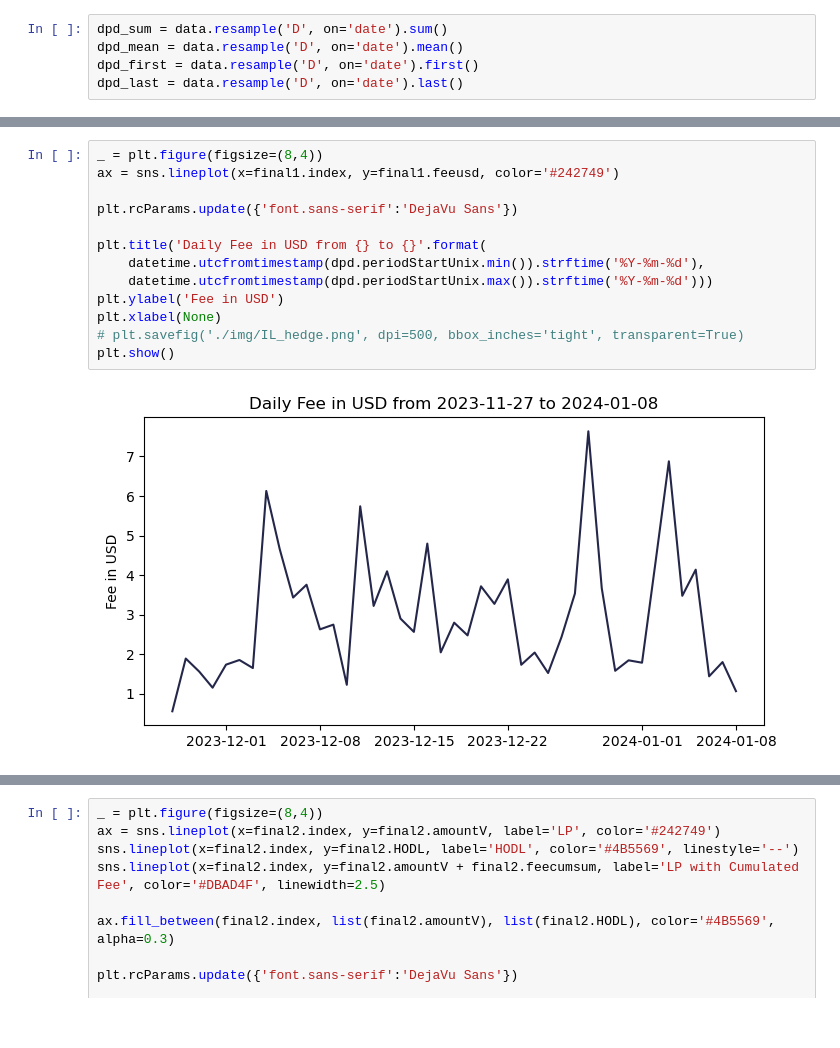
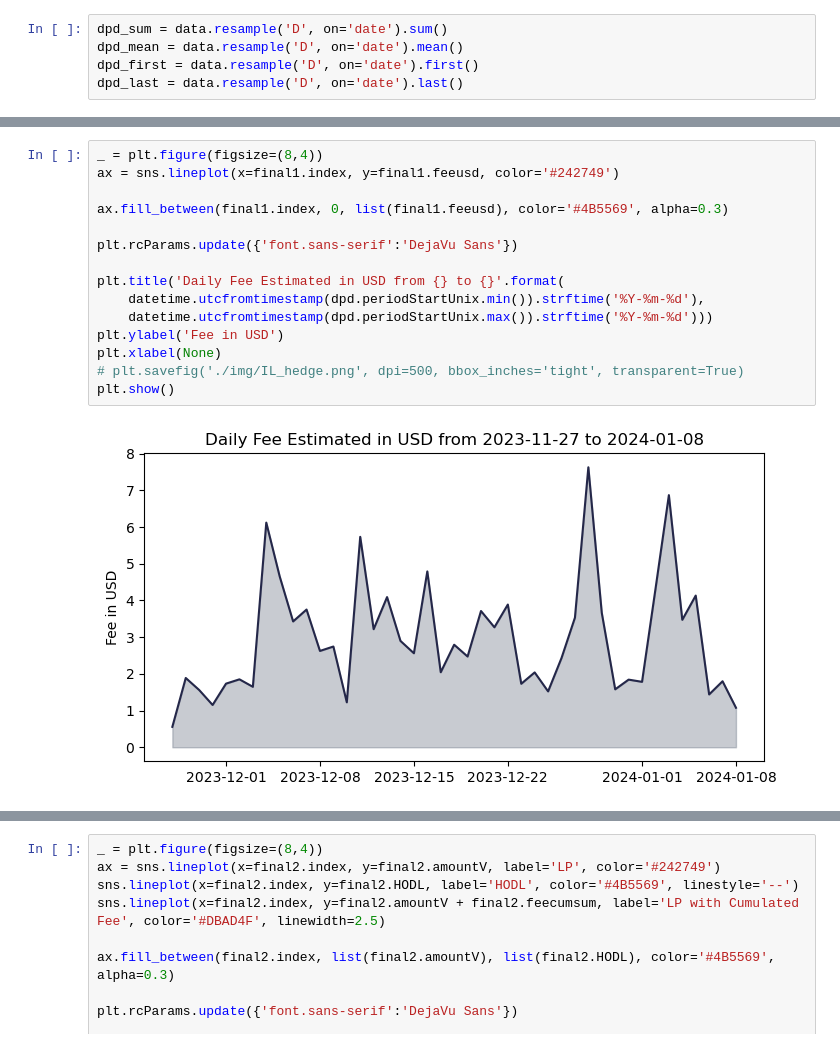
Before and after one commit to jiaxiang-cheng/definer, a Jupyter notebook: 3.1 Back-testing No Hedge.ipynb, the cells around one changed output, grey strips where cells are left out. Drawn from its saved outputs; the diff is of its cells as text.

```diff
--- a/3.1 Back-testing No Hedge.ipynb
+++ b/3.1 Back-testing No Hedge.ipynb
@@ -418,18 +417,20 @@ final1
 # %%
 _ = plt.figure(figsize=(8,4))
 ax = sns.lineplot(x=final1.index, y=final1.feeusd, color='#242749')
 
+ax.fill_between(final1.index, 0, list(final1.feeusd), color='#4B5569', alpha=0.3)
+
 plt.rcParams.update({'font.sans-serif':'DejaVu Sans'})
 
-plt.title('Daily Fee in USD from {} to {}'.format(
+plt.title('Daily Fee Estimated in USD from {} to {}'.format(
     datetime.utcfromtimestamp(dpd.periodStartUnix.min()).strftime('%Y-%m-%d'),
     datetime.utcfromtimestamp(dpd.periodStartUnix.max()).strftime('%Y-%m-%d')))
 plt.ylabel('Fee in USD')
 plt.xlabel(None)
 # plt.savefig('./img/IL_hedge.png', dpi=500, bbox_inches='tight', transparent=True)
 plt.show()
 # %% [output]
-[figure, old version]
+[figure, new version]
 # %%
 final2 = dpd_first[['amountV', 'amount0', 'amount1', 'close']].copy()
 final2['feeV'] = dpd_sum['feeV'].copy()
```
Also changed, not shown: parts of 10 cells of this notebook.
